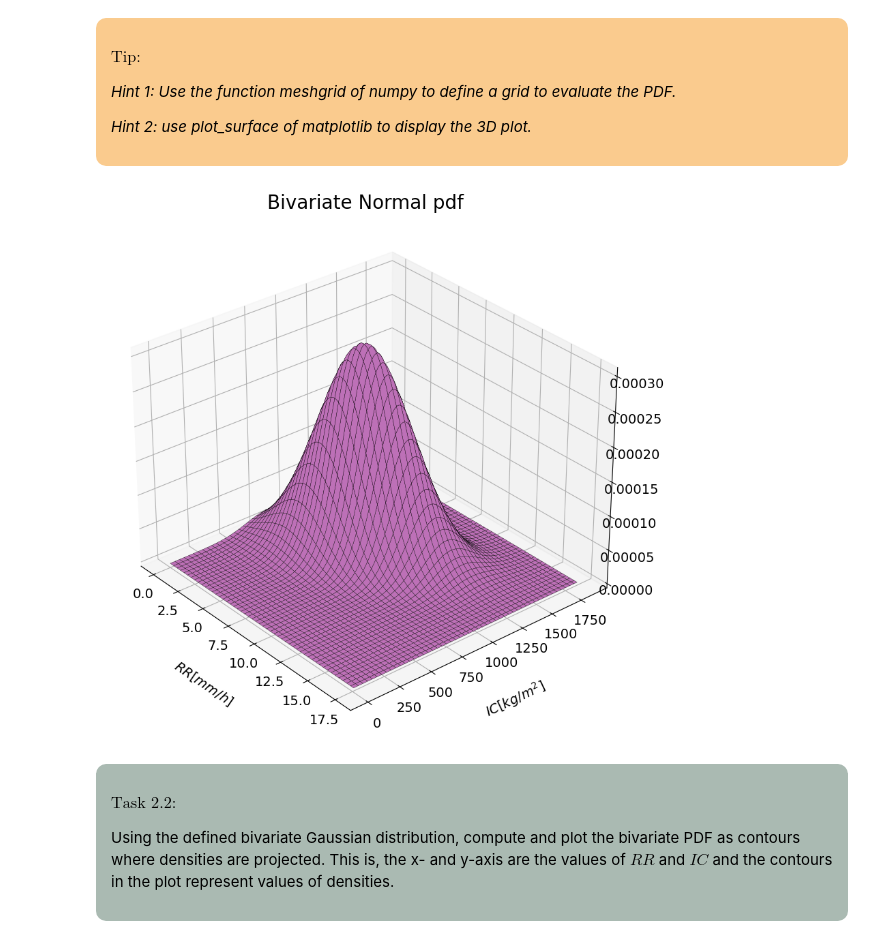
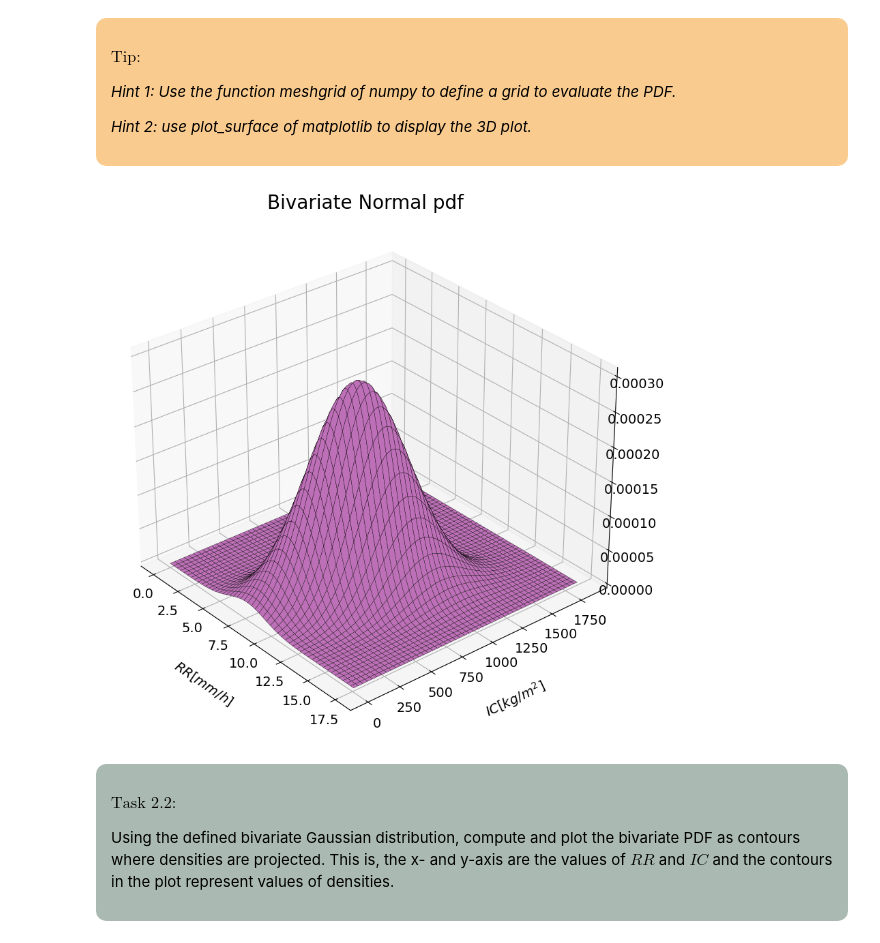
Before and after one commit to MUDE-2025/PA1.5, a Jupyter notebook: PA_1_5_Plotting_in_the_clouds.ipynb, the cells around one changed output. Cells and saved outputs as stored; diff of their text form; code cells hidden in the pictures.

```diff
--- a/PA_1_5_Plotting_in_the_clouds.ipynb
+++ b/PA_1_5_Plotting_in_the_clouds.ipynb
@@ -224,29 +226,29 @@ Z = multivariate_normal(mean=mu, cov=sigma).pdf(X)
 # %%
 # Define the mesh of values where we want to evaluate the random variables
 n = 200 #size of the mesh
 values_RR = np.linspace(0,mu[0]+3.8*s1,n)
 values_IC = np.linspace(0,mu[1]+3.8*s2,n)
 
 # Define the grid
 X1,X2 = np.meshgrid(values_RR,values_IC)
 X = np.array([np.concatenate(X1.T), np.concatenate(X2.T)]).T
 
 # Evaluate the PDF
 Z = multivariate_normal(mean=mu, cov=sigma).pdf(X)
 
 # Create the 3D plot
 plt.rcParams.update({'font.size': 14})
 fig = plt.figure(figsize=(15,10))
 ax = fig.add_subplot(111, projection='3d')
-ax.plot_surface(X1, X2, Z.reshape(X1.shape), color='#F792EF', edgecolor='black', linewidth=.25)
+ax.plot_surface(X1, X2, Z.reshape(X1.shape).T, color='#F792EF', edgecolor='black', linewidth=.25)
 ax.set_xlabel('${RR} [mm/h]$',labelpad=20)
 ax.set_ylabel('${IC} [kg/m^2]$',labelpad=20)
 ax.set_zlabel('$f(x_1,x_2)$',labelpad=20)
 ax.set_title(f'Bivariate Normal pdf', fontsize=20)
 ax.view_init(ax.elev, ax.azim+20)
 plt.show()
 # %% [output]
-[figure, old version]
+[figure, new version]
 # %% [markdown]
 <div style="background-color:#AABAB2; color: black; width:90%; vertical-align: middle; padding:15px; margin: 10px; border-radius: 10px">
 <p>
```
Also changed, not shown: parts of 4 cells of this notebook.
